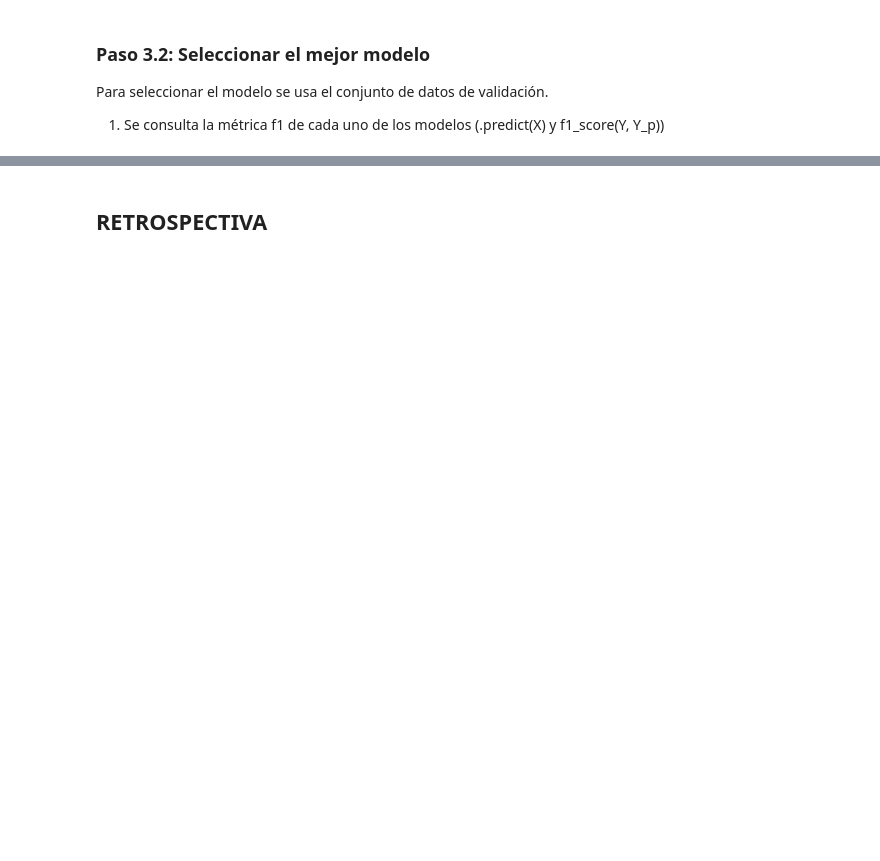
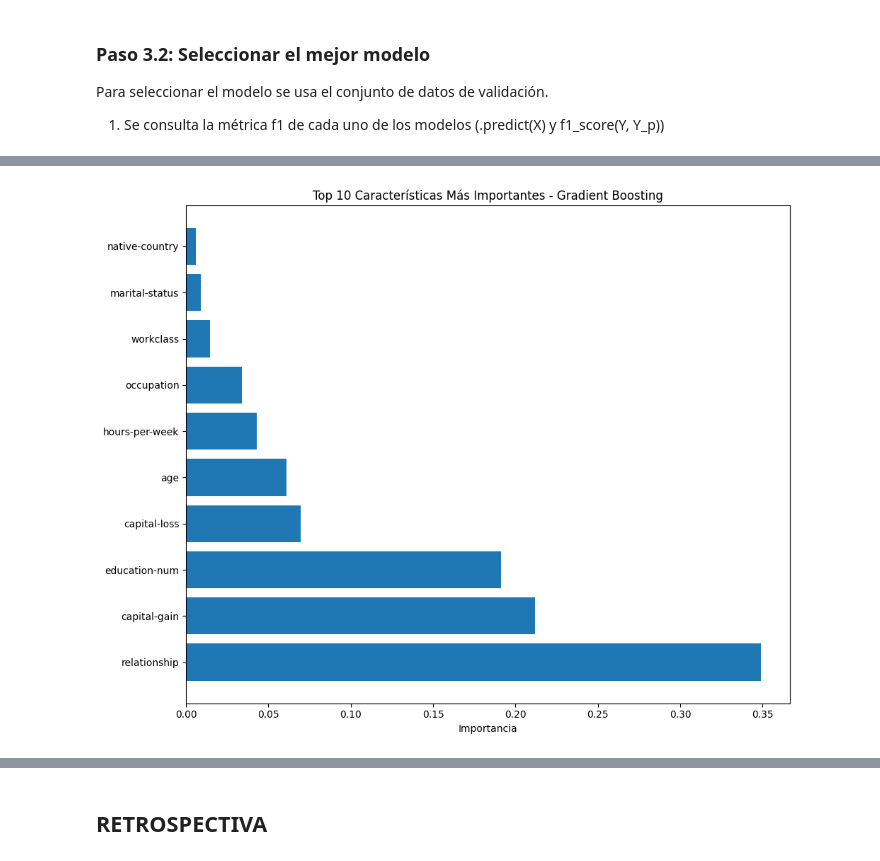
Before and after one commit to carolina-cepeda/Lab-3, a Jupyter notebook: DT_PTIA_2025_2.ipynb, the cells around one changed output, grey strips where cells are left out. Saved outputs shown, nothing was run; the diff lists cells and outputs as text; code cells hidden in the pictures; blank space fills up the shorter version.

```diff
--- a/DT_PTIA_2025_2.ipynb
+++ b/DT_PTIA_2025_2.ipynb
@@ -1421,0 +1622,13 @@ La estrategia que vamos a seguir es desarrollar tres modelos diferentes y escoge
+# %%
+gb_model = GradientBoostingClassifier(
+    n_estimators=100,
+    max_depth=6,
+    learning_rate=0.1,
+    random_state=42
+)
+gb_model.fit(X_train, y_train)
+
+y_val_pred = rf_model.predict(X_val)
+f1 = f1_score(y_val, y_val_pred)
+print(f"F1-Score = {f1}")
+print(f"y_val =  {y_val_pred}")
@@ -1433,0 +1690,83 @@ Ya seleccionado el modelo con el conjunto de datos de validación, se puede prob
+# %%
+print(f"\n=== EVALUACIÓN FINAL EN PRUEBAS ===")
+
+y_test_pred = gb_model.predict(X_test)
+
+
+test_f1 = f1_score(y_test, y_test_pred)
+test_accuracy = gb_model.score(X_test, y_test)
+
+print(f"Resultados en conjunto de prueba:")
+print(f"F1-Score: {test_f1:.4f}")
+print(f"Precisión: {test_accuracy:.4f}")
+
+unique, counts = np.unique(y_test_pred, return_counts=True)
+print(f"Distribución de predicciones: {dict(zip(unique, counts))}")
+
+print(f"Comparación con validación - F1-Score: {best_f1:.4f} → {test_f1:.4f}")
+
+umbral_cumplido = test_f1 > 0.60
+print(f"Umbral de F1-Score > 0.60: {'CUMPLIDO' if umbral_cumplido else 'NO CUMPLIDO'}")
+
+print(f"\nReporte de clasificación:")
+print(classification_report(y_test, y_test_pred, target_names=['<=50K', '>50K']))
+
+from sklearn.metrics import confusion_matrix
+cm = confusion_matrix(y_test, y_test_pred)
+print(f"\nMatriz de Confusión - {best_model}:")
+print(f"               Predicho <=50K  Predicho >50K")
+print(f"Verdadero <=50K     {cm[0,0]:>8}        {cm[0,1]:>8}")
+print(f"Verdadero >50K      {cm[1,0]:>8}        {cm[1,1]:>8}")
+
+
+consistencia = abs(best_f1 - test_f1) < 0.05
+print(f"\nConsistencia validación-prueba: {'ALTA' if consistencia else 'BAJA'}")
+print(f"Diferencia F1-Score: {abs(best_f1 - test_f1):.4f}")
+
+from sklearn.metrics import precision_score, recall_score
+
+precision_0 = precision_score(y_test, y_test_pred, pos_label=0)
+recall_0 = recall_score(y_test, y_test_pred, pos_label=0)
+precision_1 = precision_score(y_test, y_test_pred, pos_label=1)
+recall_1 = recall_score(y_test, y_test_pred, pos_label=1)
+
+print(f"\nMétricas por clase:")
+print(f"Clase <=50K - Precisión: {precision_0:.4f}, Recall: {recall_0:.4f}")
+print(f"Clase >50K  - Precisión: {precision_1:.4f}, Recall: {recall_1:.4f}")
+
+
+y_train_pred_final = gb_model.predict(X_train)
+train_f1_final = f1_score(y_train, y_train_pred_final)
+overfitting_gap = train_f1_final - test_f1
+print(f"\nAnálisis de sobreajuste final:")
+print(f"F1-Score entrenamiento: {train_f1_final:.4f}")
+print(f"F1-Score prueba: {test_f1:.4f}")
+print(f"Brecha de sobreajuste: {overfitting_gap:.4f}")
+print(f"Nivel de sobreajuste: {'ALTO' if overfitting_gap > 0.05 else 'MODERADO' if overfitting_gap > 0.02 else 'BAJO'}")
+
+print(f"\n{'='*50}")
+print(f"RESUMEN FINAL")
+print(f"{'='*50}")
+print(f"Modelo seleccionado: {best_model}")
+print(f"Rendimiento en prueba: {test_accuracy:.1%} precisión, {test_f1:.4f} F1-Score")
+print(f"Generalización: {'Excelente' if consistencia else 'Regular'}")
+print(f"Umbral cumplido: {'Sí' if umbral_cumplido else 'No'}")
+print(f"Sobreajuste: {'Alto' if overfitting_gap > 0.05 else 'Moderado' if overfitting_gap > 0.02 else 'Bajo'}")
+
+
+if hasattr(gb_model, 'feature_importances_'):
+    plt.figure(figsize=(10, 8))
+    feature_importance_df = pd.DataFrame({
+        'feature': X.columns,
+        'importance': gb_model.feature_importances_
+    }).sort_values('importance', ascending=False)
+
+    plt.barh(feature_importance_df['feature'][:10], feature_importance_df['importance'][:10])
+    plt.title(f'Top 10 Características Más Importantes - {best_model}')
+    plt.xlabel('Importancia')
+    plt.tight_layout()
+    plt.show()
+
+    print(f"\nTop 5 características más importantes:")
+    print(feature_importance_df.head())
+# %% [output]
@@ -1433,0 +1790 @@ Ya seleccionado el modelo con el conjunto de datos de validación, se puede prob
+[figure, added]
```
Also changed, not shown: parts of 28 cells of this notebook.
